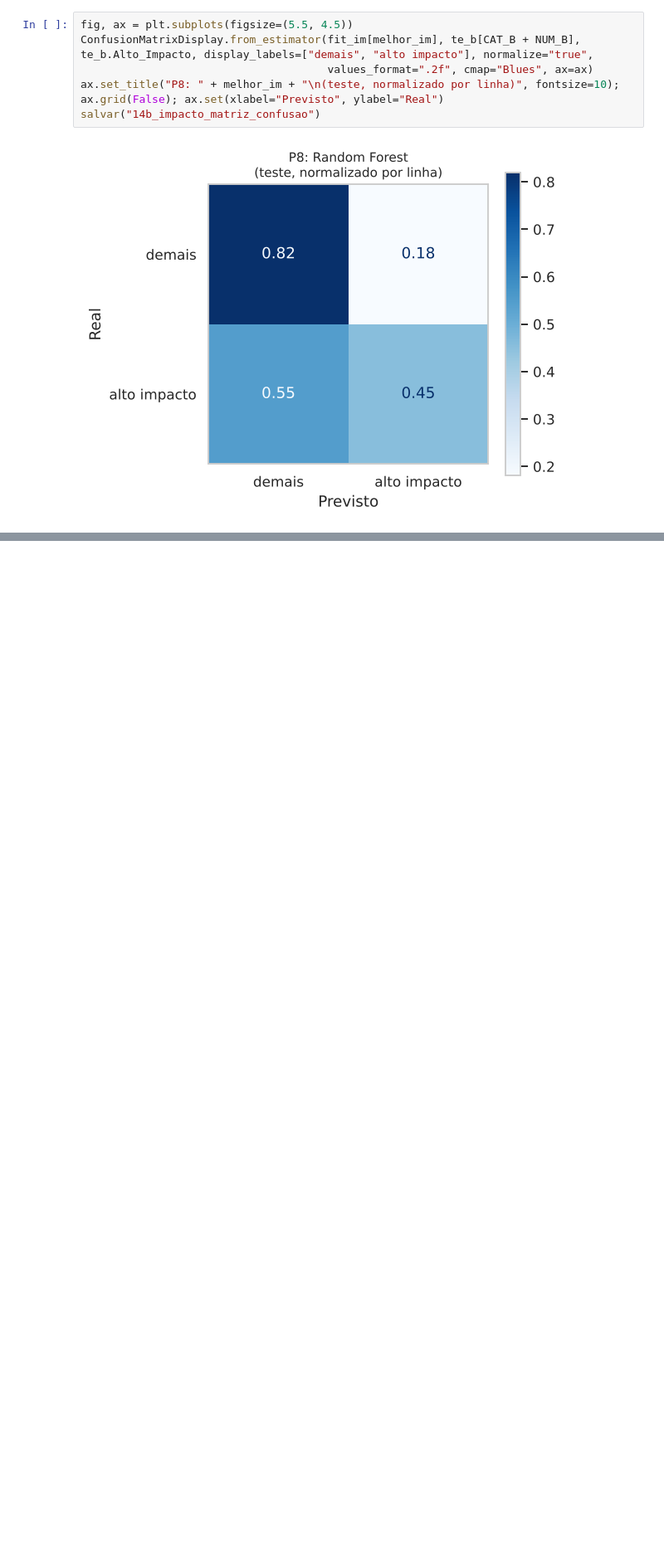
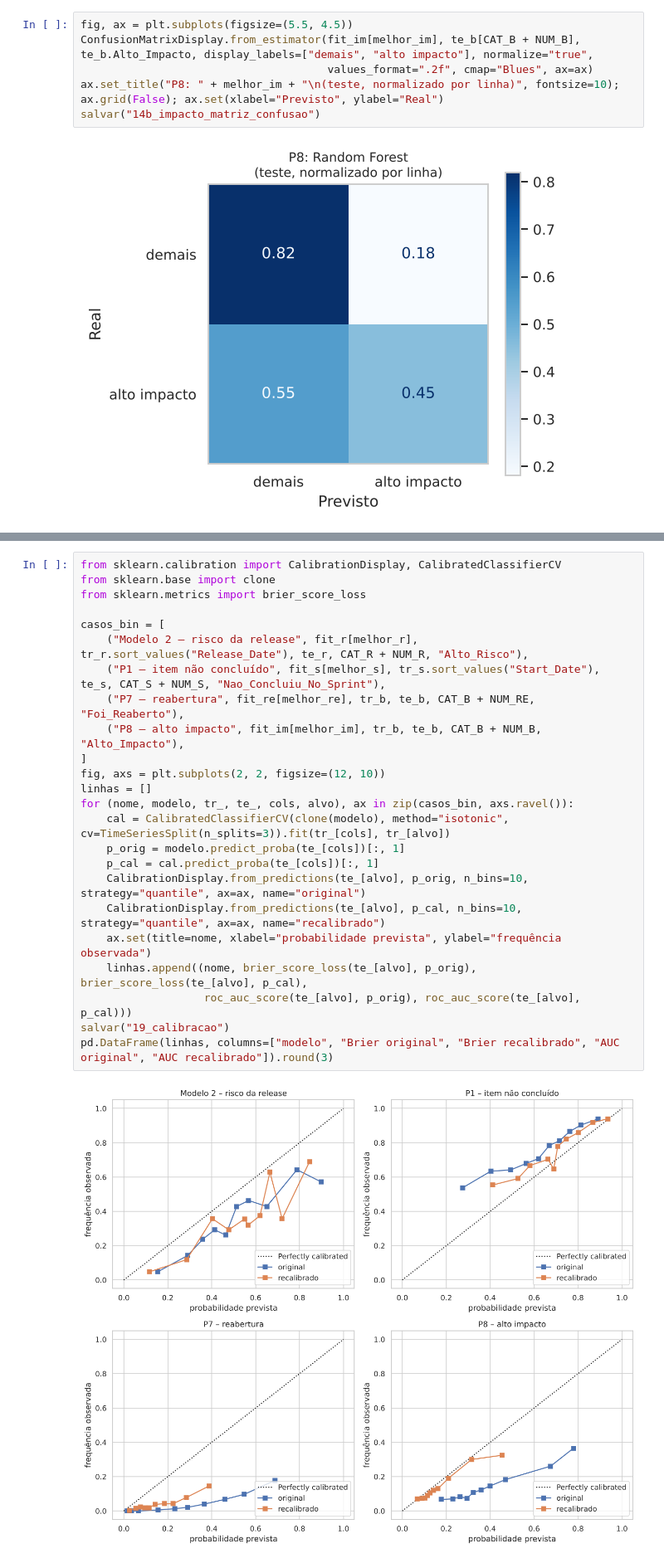
Before and after one commit to alineosilveira/tcc-governanca-operacional-ml, a Jupyter notebook: TCC_Analise_e_Modelos.ipynb, the cells around one changed output, grey strips where cells are left out. Shown at 83% size. Cells and saved outputs as stored; diff of their text form; blank space fills up the shorter version.

```diff
--- a/TCC_Analise_e_Modelos.ipynb
+++ b/TCC_Analise_e_Modelos.ipynb
@@ -854,0 +1115,26 @@ salvar("14b_impacto_matriz_confusao")
+# %%
+from sklearn.calibration import CalibrationDisplay, CalibratedClassifierCV
+from sklearn.base import clone
+from sklearn.metrics import brier_score_loss
+
+casos_bin = [
+    ("Modelo 2 – risco da release", fit_r[melhor_r], tr_r.sort_values("Release_Date"), te_r, CAT_R + NUM_R, "Alto_Risco"),
+    ("P1 – item não concluído", fit_s[melhor_s], tr_s.sort_values("Start_Date"), te_s, CAT_S + NUM_S, "Nao_Concluiu_No_Sprint"),
+    ("P7 – reabertura", fit_re[melhor_re], tr_b, te_b, CAT_B + NUM_RE, "Foi_Reaberto"),
+    ("P8 – alto impacto", fit_im[melhor_im], tr_b, te_b, CAT_B + NUM_B, "Alto_Impacto"),
+]
+fig, axs = plt.subplots(2, 2, figsize=(12, 10))
+linhas = []
+for (nome, modelo, tr_, te_, cols, alvo), ax in zip(casos_bin, axs.ravel()):
+    cal = CalibratedClassifierCV(clone(modelo), method="isotonic", cv=TimeSeriesSplit(n_splits=3)).fit(tr_[cols], tr_[alvo])
+    p_orig = modelo.predict_proba(te_[cols])[:, 1]
+    p_cal = cal.predict_proba(te_[cols])[:, 1]
+    CalibrationDisplay.from_predictions(te_[alvo], p_orig, n_bins=10, strategy="quantile", ax=ax, name="original")
+    CalibrationDisplay.from_predictions(te_[alvo], p_cal, n_bins=10, strategy="quantile", ax=ax, name="recalibrado")
+    ax.set(title=nome, xlabel="probabilidade prevista", ylabel="frequência observada")
+    linhas.append((nome, brier_score_loss(te_[alvo], p_orig), brier_score_loss(te_[alvo], p_cal),
+                   roc_auc_score(te_[alvo], p_orig), roc_auc_score(te_[alvo], p_cal)))
+salvar("19_calibracao")
+pd.DataFrame(linhas, columns=["modelo", "Brier original", "Brier recalibrado", "AUC original", "AUC recalibrado"]).round(3)
+# %% [output]
+[figure, added]
```
Also changed, not shown: parts of 15 cells of this notebook, 28 other files.
